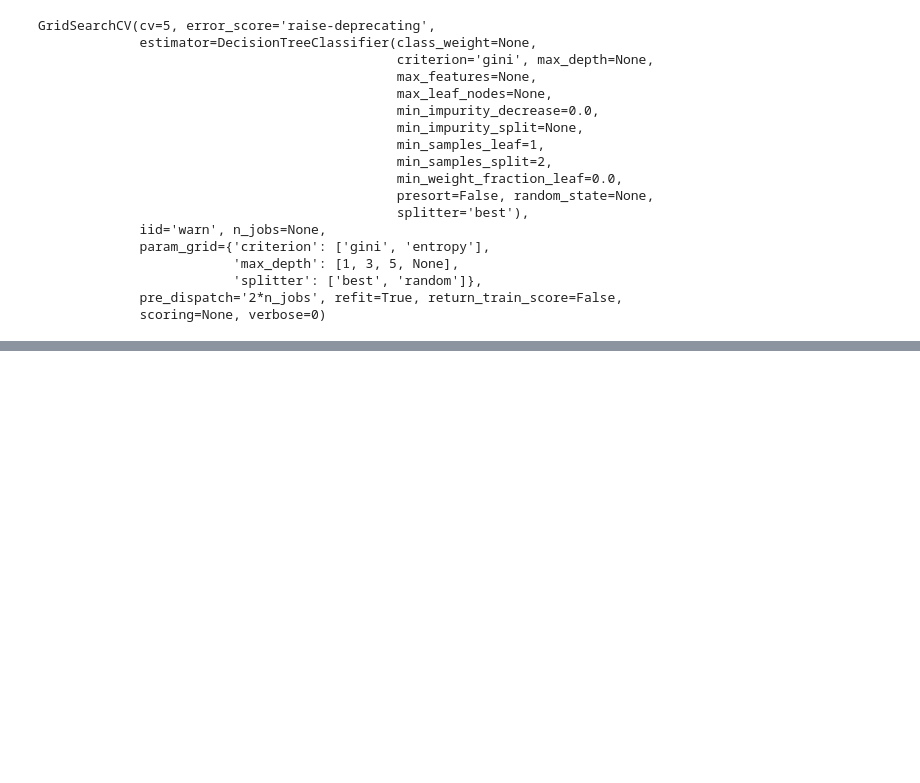
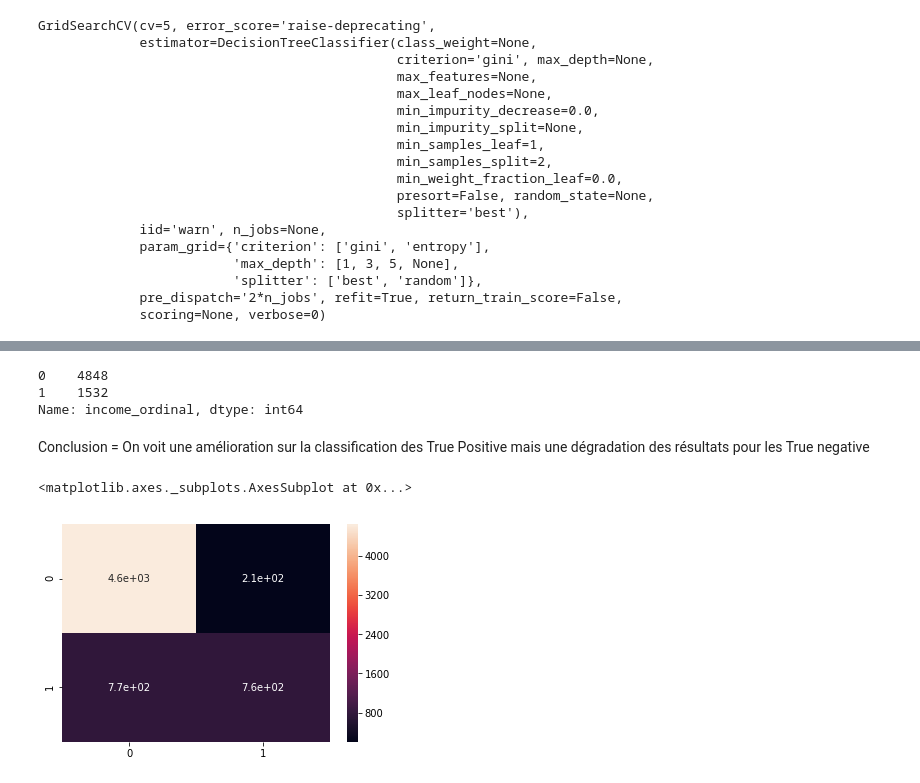
Before and after one commit to sandrineh/data-labs, a Jupyter notebook: module-3/supervised-learning-project/your-code/Supervised-learning-project.ipynb, the cells around one changed output, grey strips where cells are left out. Cells and saved outputs as stored; diff of their text form; code cells hidden in the pictures; blank space fills up the shorter version.

```diff
--- a/module-3/supervised-learning-project/your-code/Supervised-learning-project.ipynb
+++ b/module-3/supervised-learning-project/your-code/Supervised-learning-project.ipynb
@@ -723,0 +736,13 @@ F1 score: [87.80843311 62.88431062]
+# %%
+y_test.value_counts()
+# %% [output]
+0    4848
+1    1532
+Name: income_ordinal, dtype: int64
+# %% [markdown]
+Conclusion = On voit une amélioration sur la classification des True Positive mais une dégradation des résultats pour les True negative
+# %%
+sns.heatmap(confusion_matrix_dtc_hyper, annot=True)
+# %% [output]
+<matplotlib.axes._subplots.AxesSubplot at 0x...>
+[figure, added]
```
Also changed, not shown: parts of 31 cells of this notebook.
